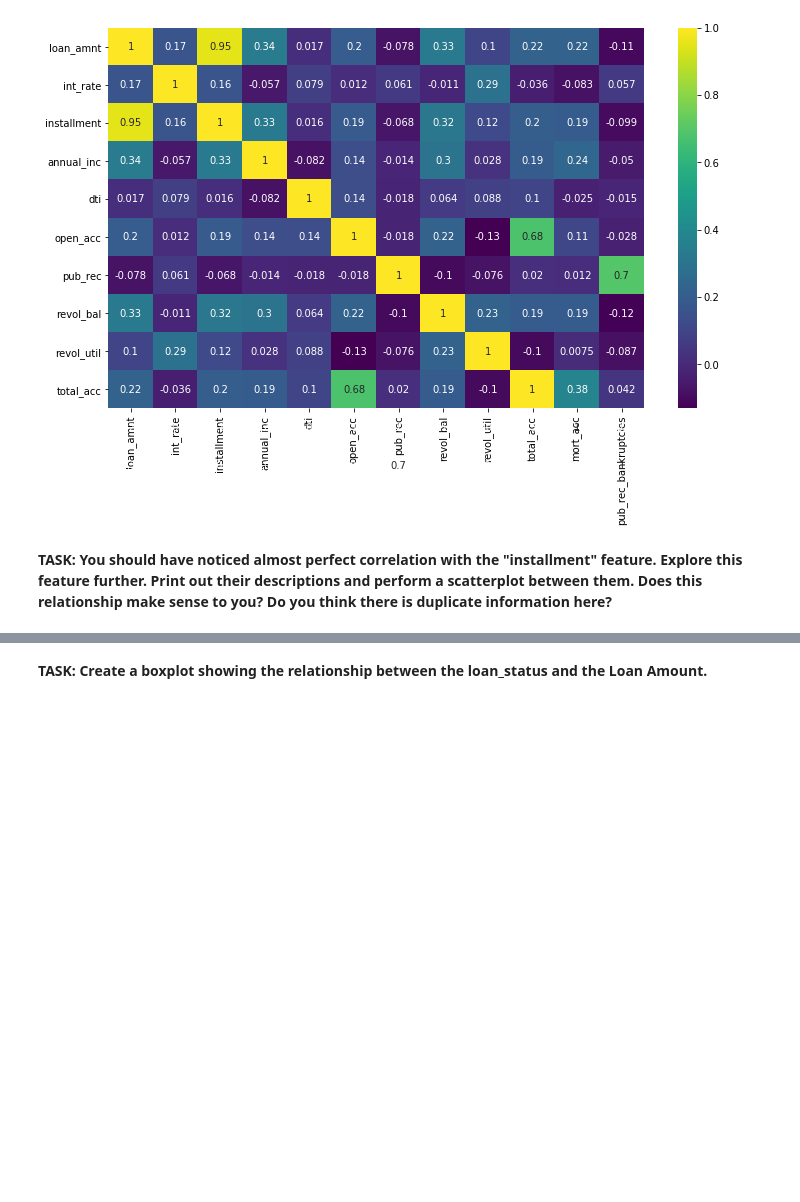
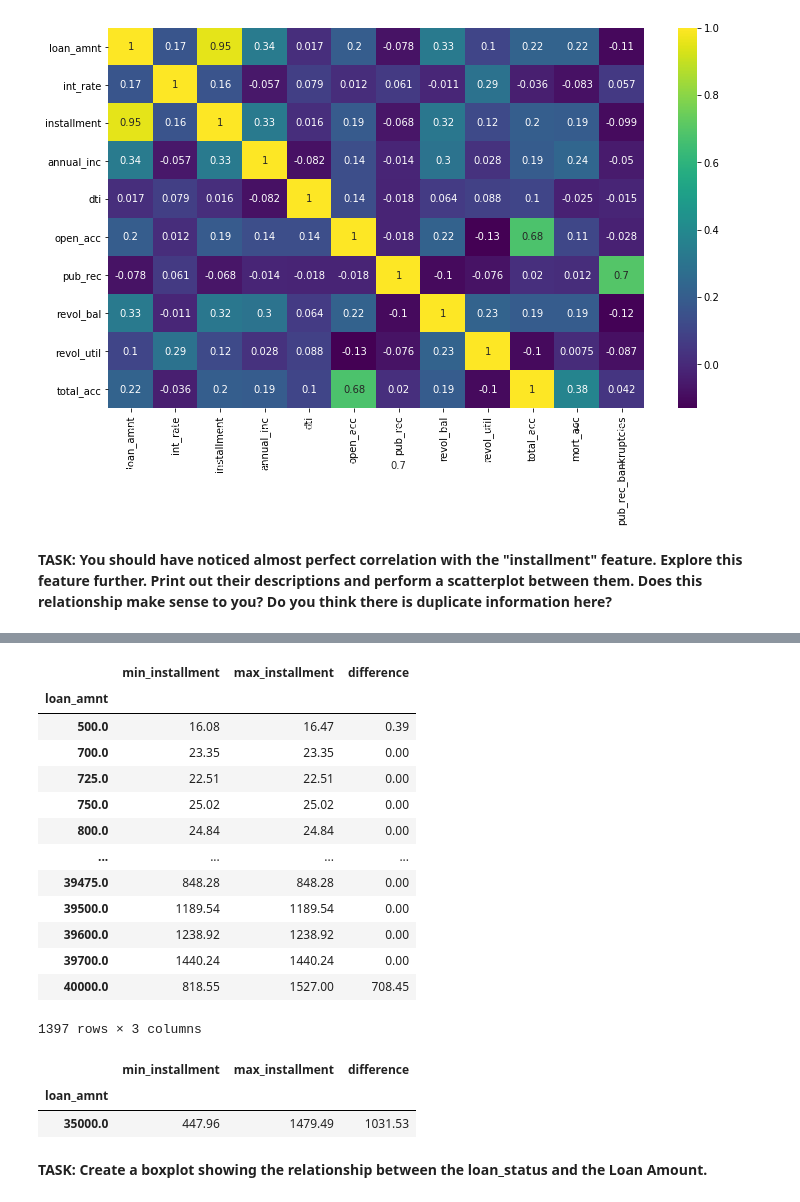
Before and after one commit to polluxrey/python-for-data-science-and-machine-learning, a Jupyter notebook: TensorFlow_FILES/TensorFlow_FILES/ANNs/03-Keras-Project-Exercise.ipynb, the cells around one changed output, grey strips where cells are left out. Drawn from its saved outputs; the diff is of its cells as text; code cells hidden in the pictures; blank space fills up the shorter version.

```diff
--- a/TensorFlow_FILES/TensorFlow_FILES/ANNs/03-Keras-Project-Exercise.ipynb
+++ b/TensorFlow_FILES/TensorFlow_FILES/ANNs/03-Keras-Project-Exercise.ipynb
@@ -314,0 +342,5 @@ The listed amount of the loan applied for by the borrower. If at some point in t
+# %%
+sorted_df = pd.DataFrame()
+sorted_df["min_installment"] = df[["installment","loan_amnt"]].groupby("loan_amnt").min()
+sorted_df["max_installment"] = df[["installment","loan_amnt"]].groupby("loan_amnt").max()
+sorted_df
@@ -315,2 +362,26 @@ The listed amount of the loan applied for by the borrower. If at some point in t
+# %%
+sorted_df["difference"] = sorted_df["max_installment"] - sorted_df["min_installment"]
+sorted_df
+# %% [output]
+|  | min_installment | max_installment | difference |
+| loan_amnt |  |  |  |
+| 500.0 | 16.08 | 16.47 | 0.39 |
+| 700.0 | 23.35 | 23.35 | 0.00 |
+| 725.0 | 22.51 | 22.51 | 0.00 |
+| 750.0 | 25.02 | 25.02 | 0.00 |
+| 800.0 | 24.84 | 24.84 | 0.00 |
+| ... | ... | ... | ... |
+| 39475.0 | 848.28 | 848.28 | 0.00 |
+| 39500.0 | 1189.54 | 1189.54 | 0.00 |
+| 39600.0 | 1238.92 | 1238.92 | 0.00 |
+| 39700.0 | 1440.24 | 1440.24 | 0.00 |
+| 40000.0 | 818.55 | 1527.00 | 708.45 |
+1397 rows × 3 columns
+# %%
+sorted_df[sorted_df["difference"] == sorted_df["difference"].max()]
+# %% [output]
+|  | min_installment | max_installment | difference |
+| loan_amnt |  |  |  |
+| 35000.0 | 447.96 | 1479.49 | 1031.53 |
 # %% [markdown]
 **TASK: Create a boxplot showing the relationship between the loan_status and the Loan Amount.**
```
Also changed, not shown: parts of 14 cells of this notebook.
